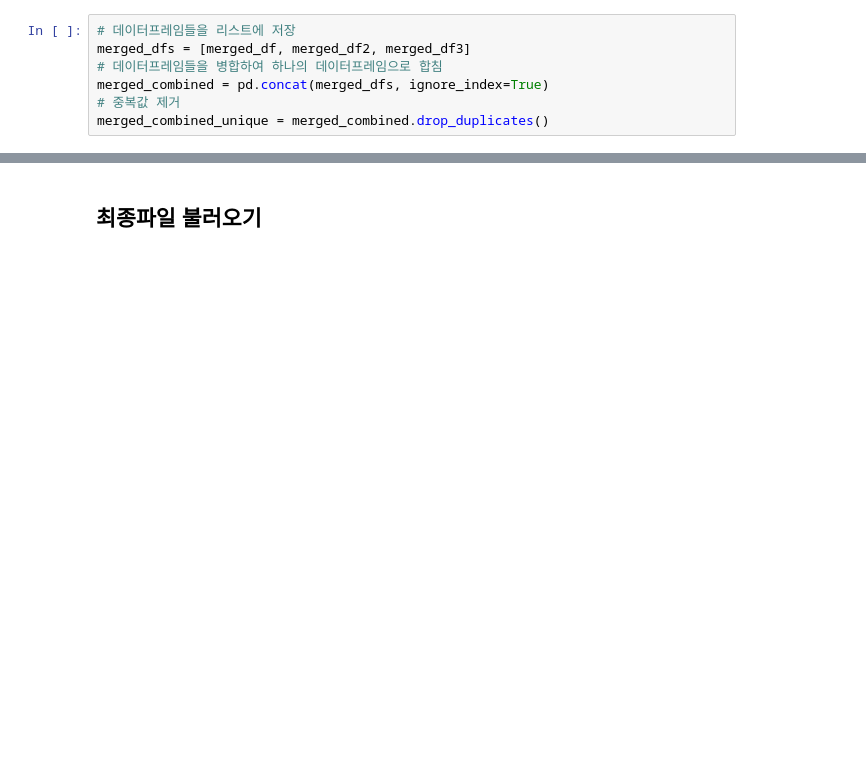
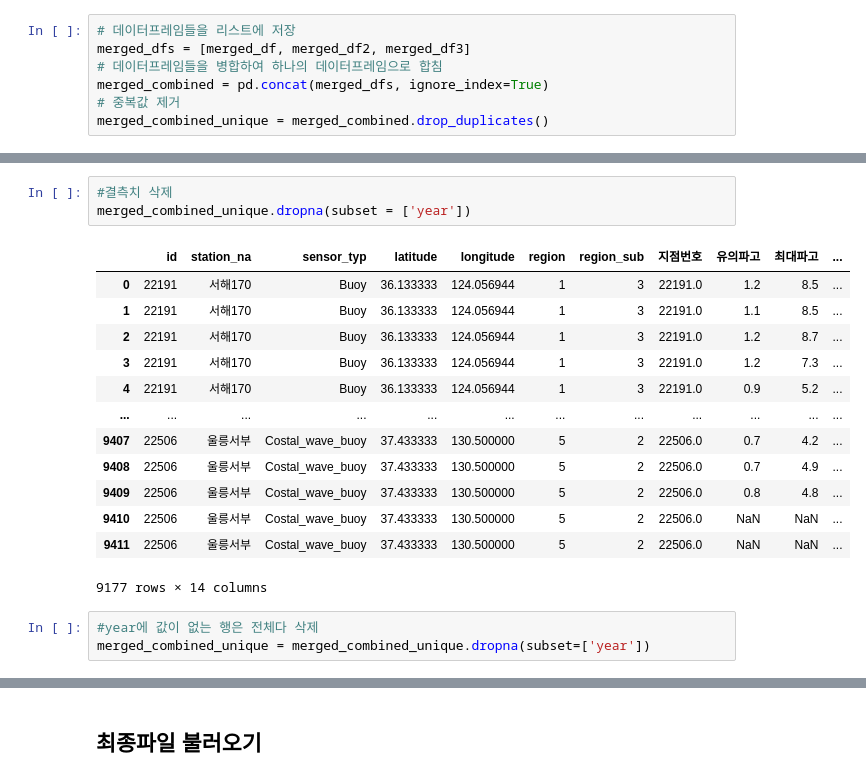
Before and after one commit to asdasgvsva/Coast_analysis, a Jupyter notebook: main.ipynb, the cells around one changed output, grey strips where cells are left out. Drawn from its saved outputs; the diff is of its cells as text; blank space fills up the shorter version.

```diff
--- a/main.ipynb
+++ b/main.ipynb
@@ -171,0 +193,20 @@ merged_combined_unique
+# %%
+#결측치 삭제
+merged_combined_unique.dropna(subset = ['year'])
+# %% [output]
+|  | id | station_na | sensor_typ | latitude | longitude | region | region_sub | 지점번호 | 유의파고 | 최대파고 | ... |
+| 0 | 22191 | 서해170 | Buoy | 36.133333 | 124.056944 | 1 | 3 | 22191.0 | 1.2 | 8.5 | ... |
+| 1 | 22191 | 서해170 | Buoy | 36.133333 | 124.056944 | 1 | 3 | 22191.0 | 1.1 | 8.5 | ... |
+| 2 | 22191 | 서해170 | Buoy | 36.133333 | 124.056944 | 1 | 3 | 22191.0 | 1.2 | 8.7 | ... |
+| 3 | 22191 | 서해170 | Buoy | 36.133333 | 124.056944 | 1 | 3 | 22191.0 | 1.2 | 7.3 | ... |
+| 4 | 22191 | 서해170 | Buoy | 36.133333 | 124.056944 | 1 | 3 | 22191.0 | 0.9 | 5.2 | ... |
+| ... | ... | ... | ... | ... | ... | ... | ... | ... | ... | ... | ... |
+| 9407 | 22506 | 울릉서부 | Costal_wave_buoy | 37.433333 | 130.500000 | 5 | 2 | 22506.0 | 0.7 | 4.2 | ... |
+| 9408 | 22506 | 울릉서부 | Costal_wave_buoy | 37.433333 | 130.500000 | 5 | 2 | 22506.0 | 0.7 | 4.9 | ... |
+| 9409 | 22506 | 울릉서부 | Costal_wave_buoy | 37.433333 | 130.500000 | 5 | 2 | 22506.0 | 0.8 | 4.8 | ... |
+| 9410 | 22506 | 울릉서부 | Costal_wave_buoy | 37.433333 | 130.500000 | 5 | 2 | 22506.0 | NaN | NaN | ... |
+| 9411 | 22506 | 울릉서부 | Costal_wave_buoy | 37.433333 | 130.500000 | 5 | 2 | 22506.0 | NaN | NaN | ... |
+9177 rows × 14 columns
+# %%
+#year에 값이 없는 행은 전체다 삭제
+merged_combined_unique = merged_combined_unique.dropna(subset=['year'])
```
Also changed, not shown: parts of 23 cells of this notebook.
